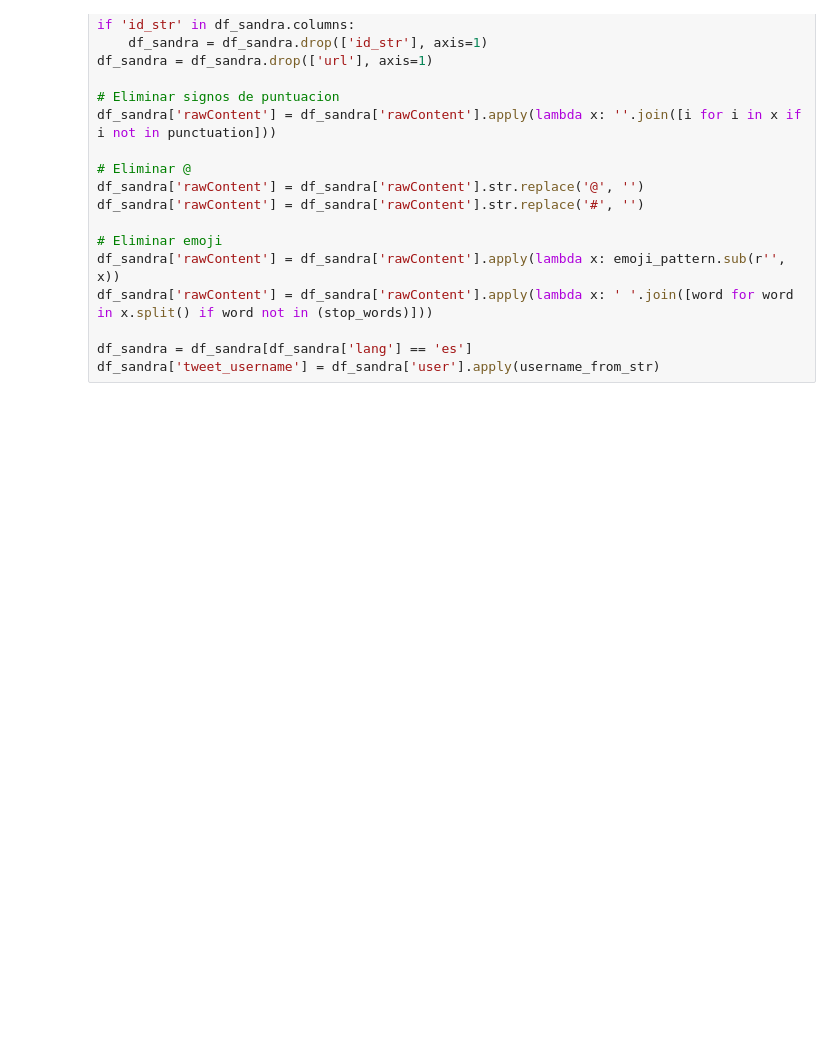
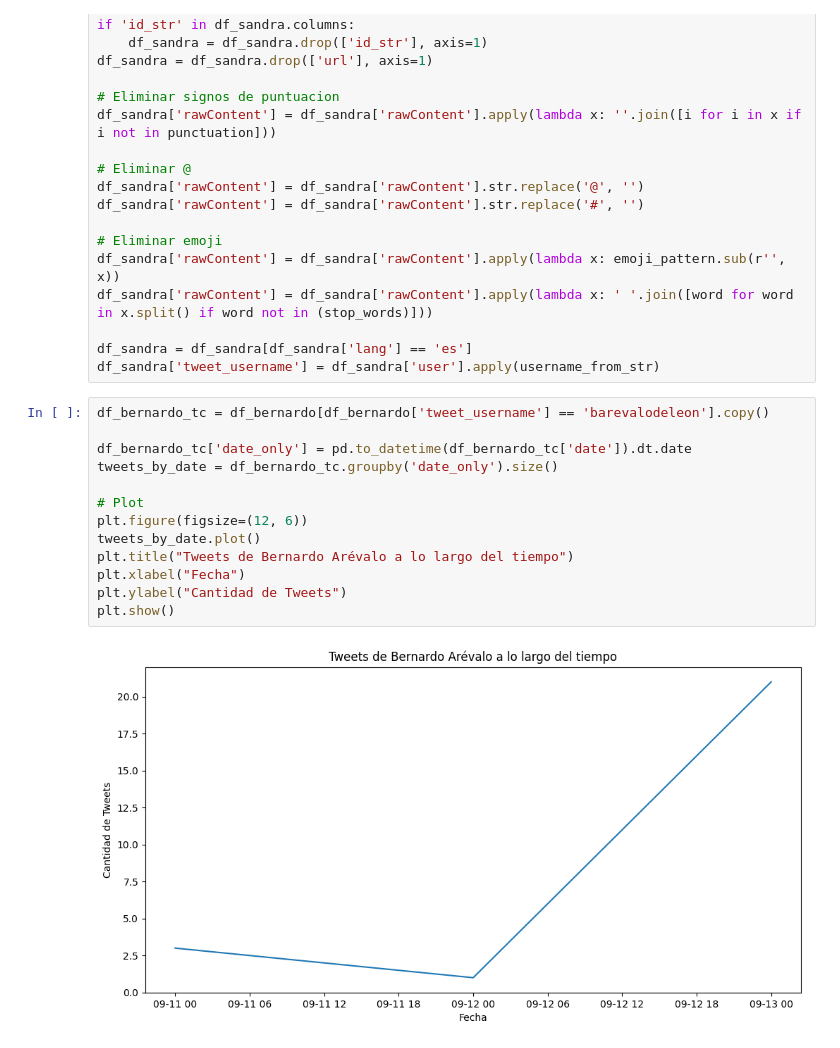
Before and after one commit to guillermoSb/datascience_laboratorio6, a Jupyter notebook: Problema2.ipynb, the cells around one changed output. Drawn from its saved outputs; the diff is of its cells as text; blank space fills up the shorter version.

```diff
--- a/Problema2.ipynb
+++ b/Problema2.ipynb
@@ -59,3 +59,18 @@ df_sandra['rawContent'] = df_sandra['rawContent'].apply(lambda x: ' '.join([word
 
 df_sandra = df_sandra[df_sandra['lang'] == 'es']
 df_sandra['tweet_username'] = df_sandra['user'].apply(username_from_str)
+# %%
+df_bernardo_tc = df_bernardo[df_bernardo['tweet_username'] == 'barevalodeleon'].copy()
+
+df_bernardo_tc['date_only'] = pd.to_datetime(df_bernardo_tc['date']).dt.date
+tweets_by_date = df_bernardo_tc.groupby('date_only').size()
+
+# Plot
+plt.figure(figsize=(12, 6))
+tweets_by_date.plot()
+plt.title("Tweets de Bernardo Arévalo a lo largo del tiempo")
+plt.xlabel("Fecha")
+plt.ylabel("Cantidad de Tweets")
+plt.show()
+# %% [output]
+[figure, added]
```
Also changed, not shown: parts of 3 cells of this notebook.
